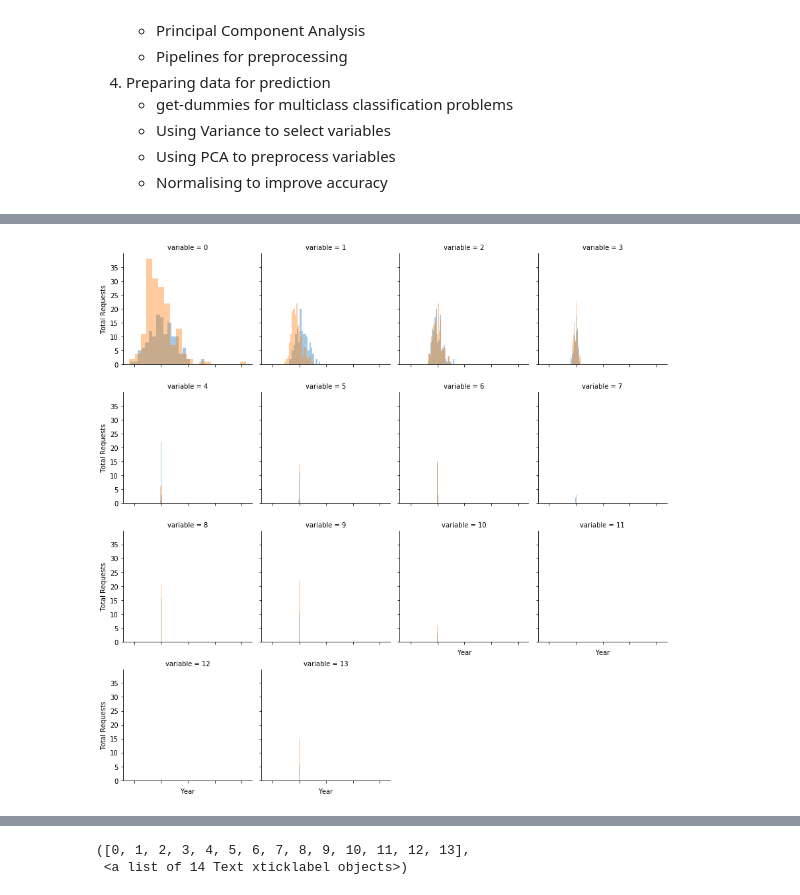
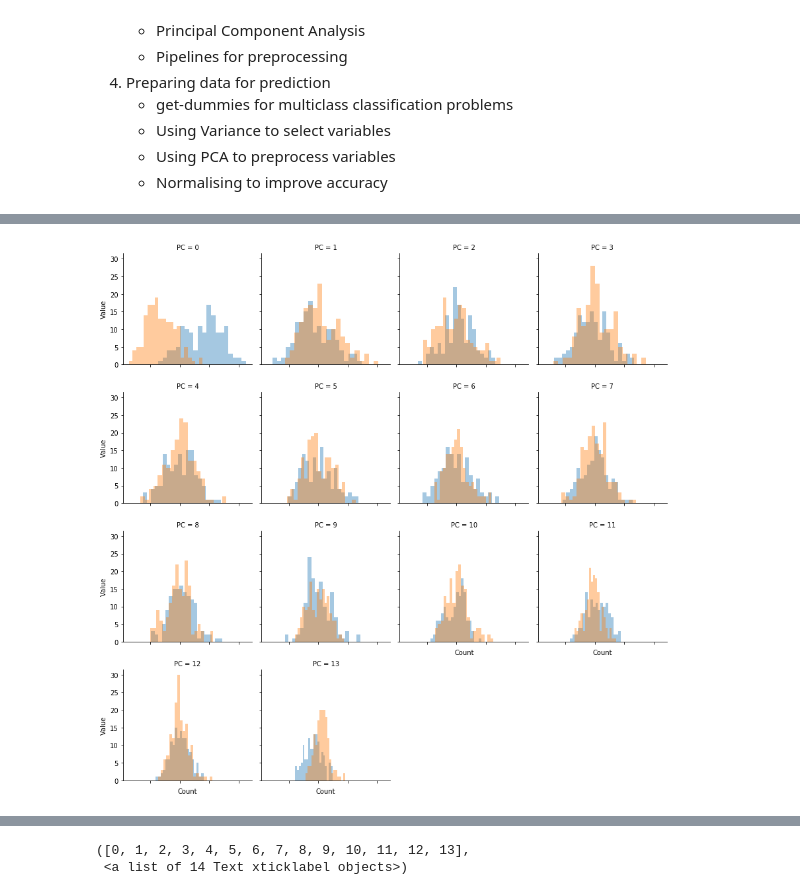
Before and after one commit to dkellehe/DataCampOutline, a Jupyter notebook: DataCampOutline.ipynb, the cells around one changed output, grey strips where cells are left out. Cells and saved outputs as stored; diff of their text form; code cells hidden in the pictures.

```diff
--- a/DataCampOutline.ipynb
+++ b/DataCampOutline.ipynb
@@ -94,8 +95,8 @@ from sklearn.decomposition import PCA
 # %%
 heart_disease = pd.read_csv('heart.csv')
+heart_disease_scaled = StandardScaler().fit_transform(heart_disease.iloc[:,0:14])
 heart_pca = PCA()
-heart_pca.fit(heart_disease.iloc[:,0:14])
-heart_pca_transform = pd.DataFrame(heart_pca.transform(heart_disease.iloc[:,0:14]))
+heart_pca_transform =  pd.DataFrame(heart_pca.fit_transform(heart_disease_scaled))
 id_vars = heart_pca_transform.columns
 heart_pca_transform["target"] = heart_disease["target"]
-heart_pca_transform = heart_pca_transform.melt(id_vars = "target")
+heart_pca_transform = heart_pca_transform.melt(id_vars = "target", var_name = "PC")
@@ -111,18 +103,18 @@ heart_pca_transform.head()
 # %%
 # Initialise facet grid
 g = sns.FacetGrid(heart_pca_transform,
-                 col = "variable", hue = "target", col_wrap=4)
+                 col = "PC", hue = "target", col_wrap=4)
 #
 # Map lineplot
 g = g.map(sns.distplot, "value", bins = 20, kde = False
                   )
 g = g.set_xticklabels(rotation = 45)
 #
 # Relabel the axes
-g = g.set_ylabels("Total Requests")
-g = g.set_xlabels("Year")
+g = g.set_ylabels("Value")
+g = g.set_xlabels("Count")
 # %% [output]
-[figure, old version]
+[figure, new version]
 # %% [markdown]
 ## Question Prompt
 
```
Also changed, not shown: parts of 3 cells of this notebook.
